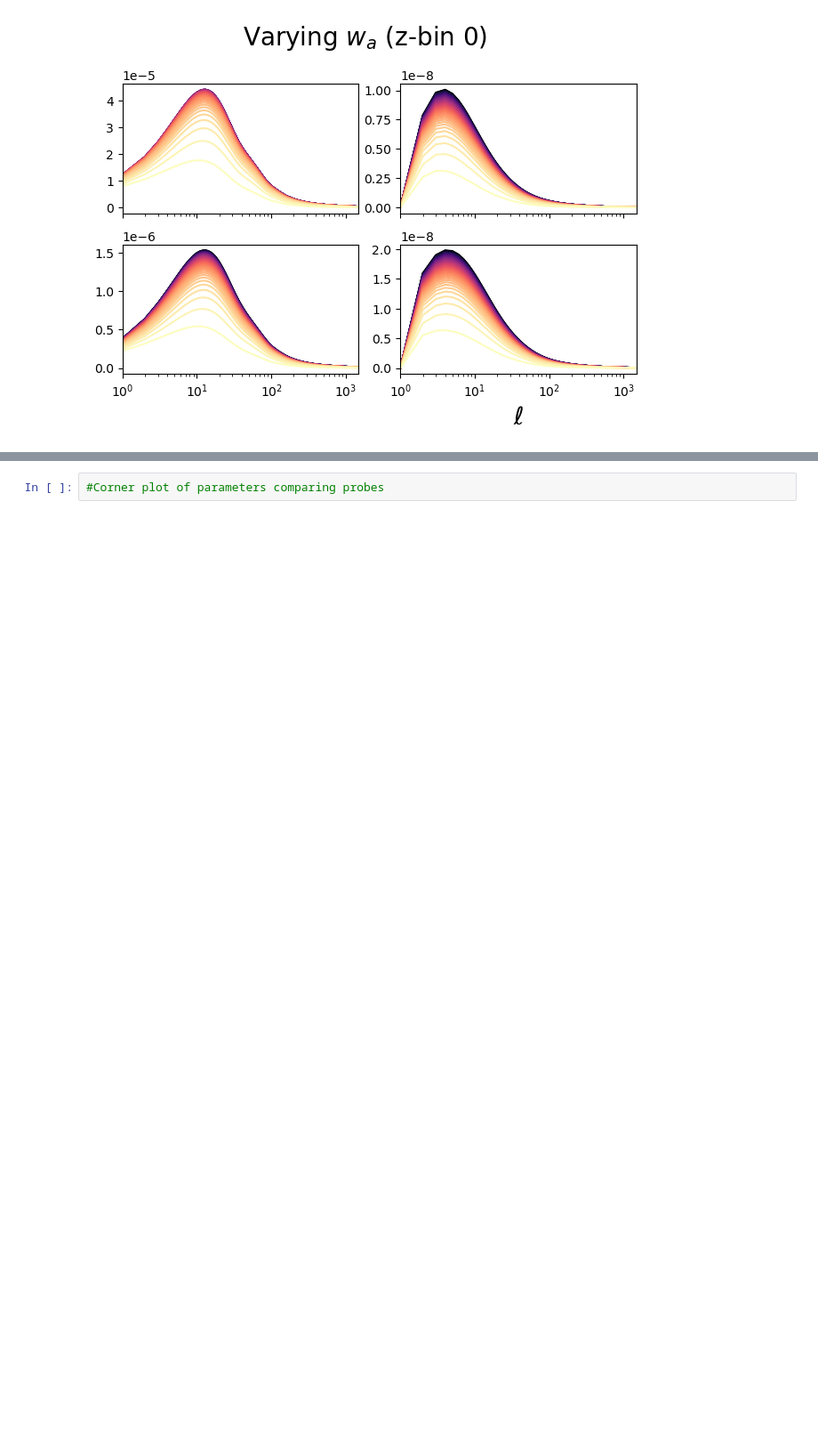
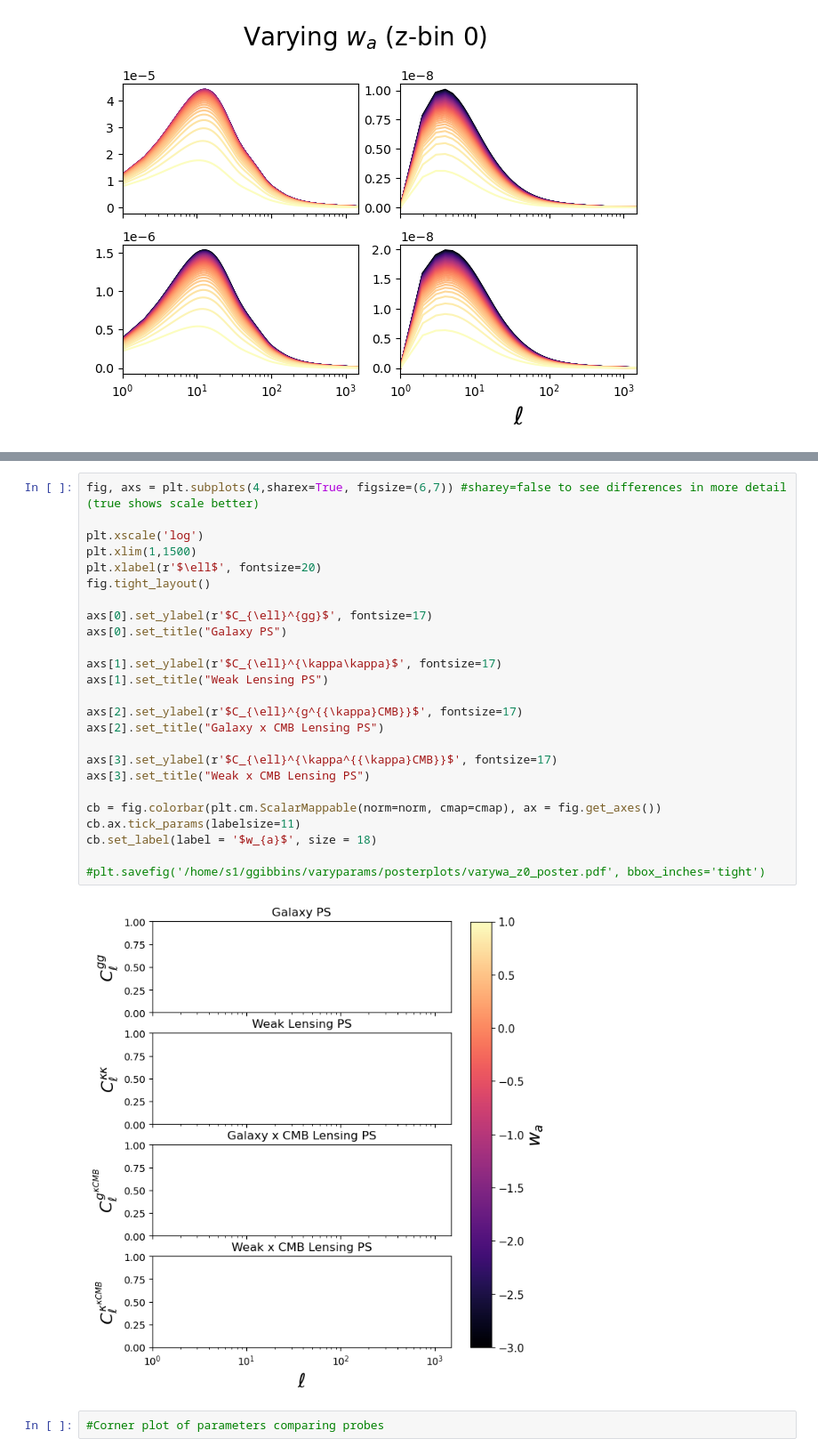
Before and after one commit to gracegibbins/cosmo4cast, a Jupyter notebook: varyparams/posterplots/posterplots.ipynb, the cells around one changed output, grey strips where cells are left out. Shown at 89% size. Saved outputs shown, nothing was run; the diff lists cells and outputs as text; blank space fills up the shorter version.

```diff
--- a/varyparams/posterplots/posterplots.ipynb
+++ b/varyparams/posterplots/posterplots.ipynb
@@ -623,2 +702,29 @@ AttributeError: 'numpy.ndarray' object has no attribute 'set_ylabel'
+# %%
+fig, axs = plt.subplots(4,sharex=True, figsize=(6,7)) #sharey=false to see differences in more detail (true shows scale better)
+
+plt.xscale('log')
+plt.xlim(1,1500)
+plt.xlabel(r'$\ell$', fontsize=20)
+fig.tight_layout()
+
+axs[0].set_ylabel(r'$C_{\ell}^{gg}$', fontsize=17)
+axs[0].set_title("Galaxy PS")
+
+axs[1].set_ylabel(r'$C_{\ell}^{\kappa\kappa}$', fontsize=17)
+axs[1].set_title("Weak Lensing PS")
+
+axs[2].set_ylabel(r'$C_{\ell}^{g^{{\kappa}CMB}}$', fontsize=17)
+axs[2].set_title("Galaxy x CMB Lensing PS")
+
+axs[3].set_ylabel(r'$C_{\ell}^{\kappa^{{\kappa}CMB}}$', fontsize=17)
+axs[3].set_title("Weak x CMB Lensing PS")
+
+cb = fig.colorbar(plt.cm.ScalarMappable(norm=norm, cmap=cmap), ax = fig.get_axes())
+cb.ax.tick_params(labelsize=11)
+cb.set_label(label = '$w_{a}$', size = 18)
+
+#plt.savefig('/home/s1/ggibbins/varyparams/posterplots/varywa_z0_poster.pdf', bbox_inches='tight')
+# %% [output]
+[figure, added]
 # %%
 #Corner plot of parameters comparing probes
```
Also changed, not shown: parts of 3 cells of this notebook, 2 other files.
